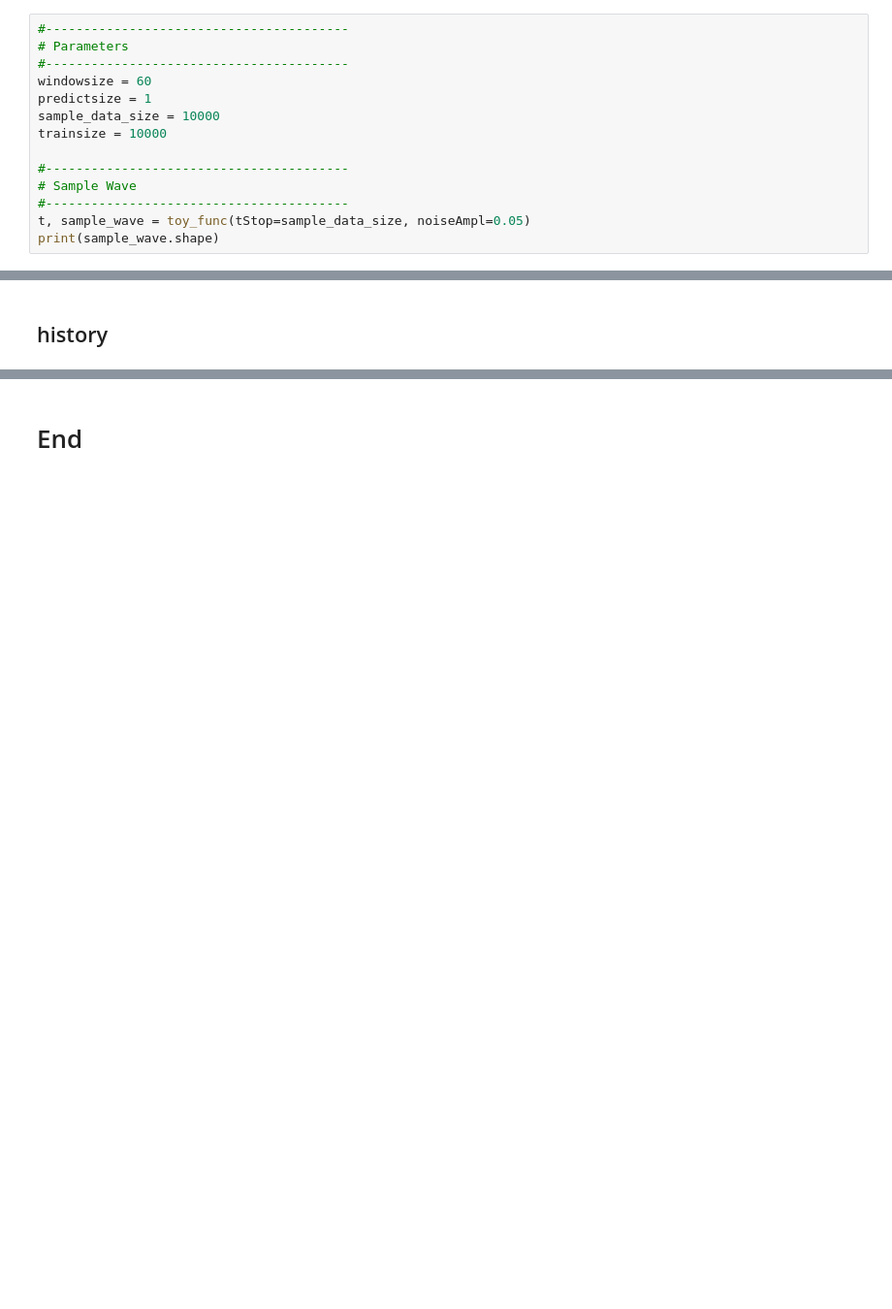
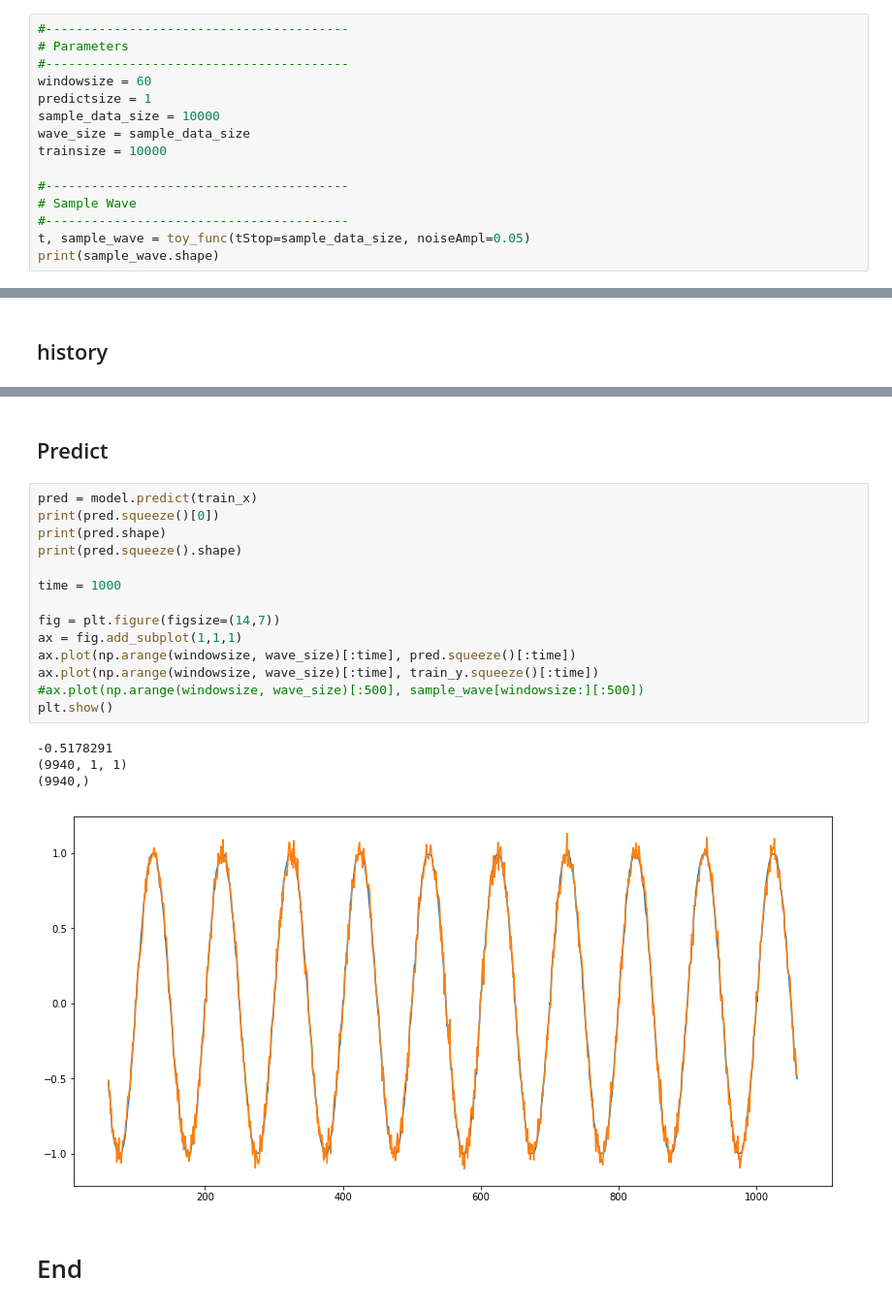
Before and after one commit to pollenjp/article_script, a Jupyter notebook: 20180719_visualize_Conv1d_output__in_kabuku/notebooks/create_Conv1d_model__SimpleSinFunc.ipynb, the cells around one changed output, grey strips where cells are left out. Shown at 97% size. Drawn from its saved outputs; the diff is of its cells as text; blank space fills up the shorter version.

```diff
--- a/20180719_visualize_Conv1d_output__in_kabuku/notebooks/create_Conv1d_model__SimpleSinFunc.ipynb
+++ b/20180719_visualize_Conv1d_output__in_kabuku/notebooks/create_Conv1d_model__SimpleSinFunc.ipynb
@@ -148,6 +151,7 @@ plt.show()
 windowsize = 60
 predictsize = 1
 sample_data_size = 10000
+wave_size = sample_data_size
 trainsize = 10000
 
 #----------------------------------------
@@ -342,2 +359,23 @@ plt.show()
+# %% [markdown]
+## Predict
+# %%
+pred = model.predict(train_x)
+print(pred.squeeze()[0])
+print(pred.shape)
+print(pred.squeeze().shape)
+
+time = 1000
+
+fig = plt.figure(figsize=(14,7))
+ax = fig.add_subplot(1,1,1)
+ax.plot(np.arange(windowsize, wave_size)[:time], pred.squeeze()[:time])
+ax.plot(np.arange(windowsize, wave_size)[:time], train_y.squeeze()[:time])
+#ax.plot(np.arange(windowsize, wave_size)[:500], sample_wave[windowsize:][:500])
+plt.show()
+# %% [output]
+-0.5178291
+(9940, 1, 1)
+(9940,)
+[figure, added]
 # %% [markdown]
 # End
```
Also changed, not shown: parts of 13 cells of this notebook, 1 other file.
